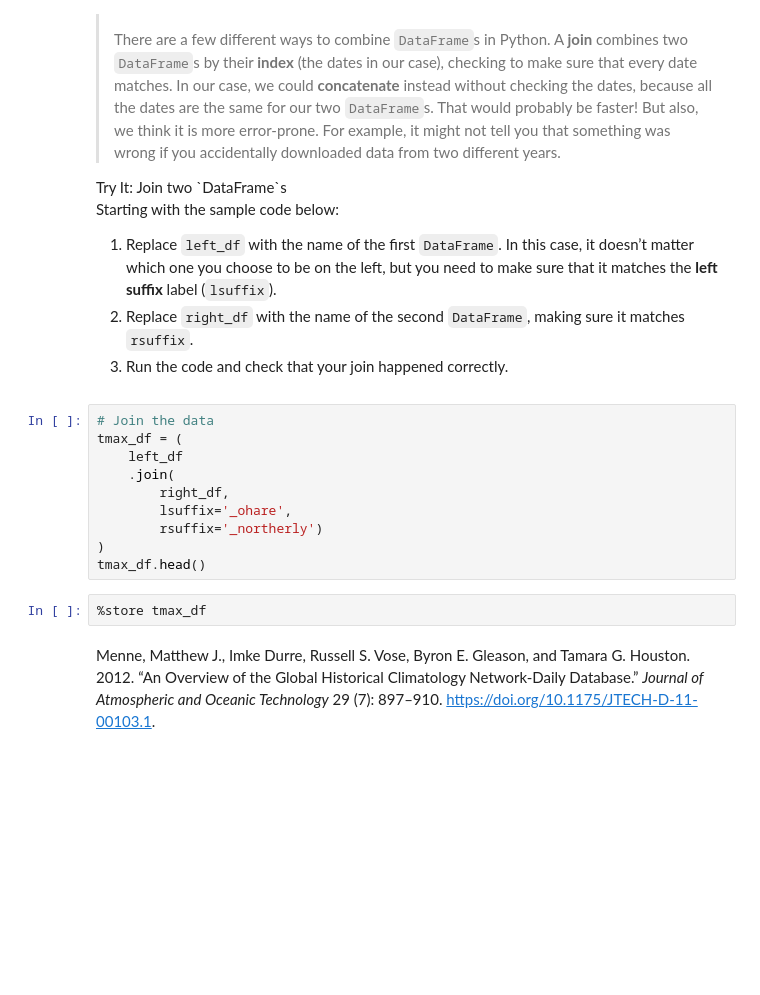
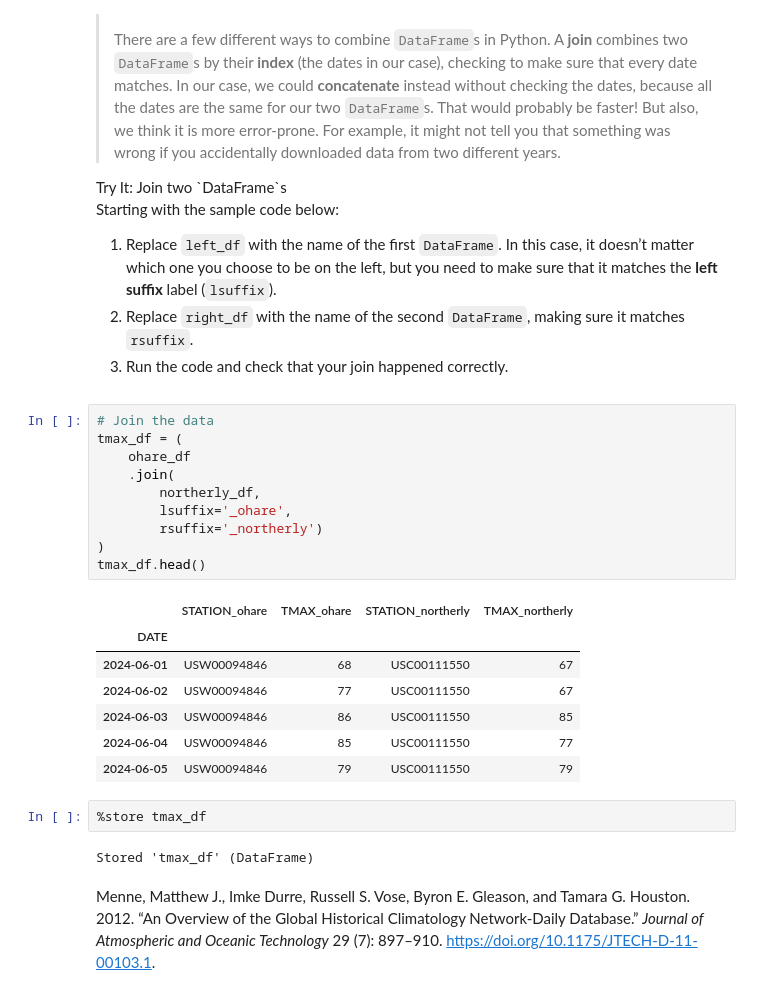
Before and after one commit to cu-esiil-edu/chicago-symposium-fermirmen, a Jupyter notebook: uhi-31-wrangle.ipynb, the cells around one changed output. Cells and saved outputs as stored; diff of their text form; blank space fills up the shorter version.

```diff
--- a/uhi-31-wrangle.ipynb
+++ b/uhi-31-wrangle.ipynb
@@ -316,15 +316,25 @@ choose to be on the left, but you need to make sure that it matches the
 # %%
 # Join the data
 tmax_df = (
-    left_df
+    ohare_df
     .join(
-        right_df,
+        northerly_df,
         lsuffix='_ohare',
         rsuffix='_northerly')
 )
 tmax_df.head()
+# %% [output]
+|  | STATION_ohare | TMAX_ohare | STATION_northerly | TMAX_northerly |
+| DATE |  |  |  |  |
+| 2024-06-01 | USW00094846 | 68 | USC00111550 | 67 |
+| 2024-06-02 | USW00094846 | 77 | USC00111550 | 67 |
+| 2024-06-03 | USW00094846 | 86 | USC00111550 | 85 |
+| 2024-06-04 | USW00094846 | 85 | USC00111550 | 77 |
+| 2024-06-05 | USW00094846 | 79 | USC00111550 | 79 |
 # %%
 %store tmax_df
+# %% [output]
+Stored 'tmax_df' (DataFrame)
 # %% [markdown]
 Menne, Matthew J., Imke Durre, Russell S. Vose, Byron E. Gleason, and
 Tamara G. Houston. 2012. “An Overview of the Global Historical
```
